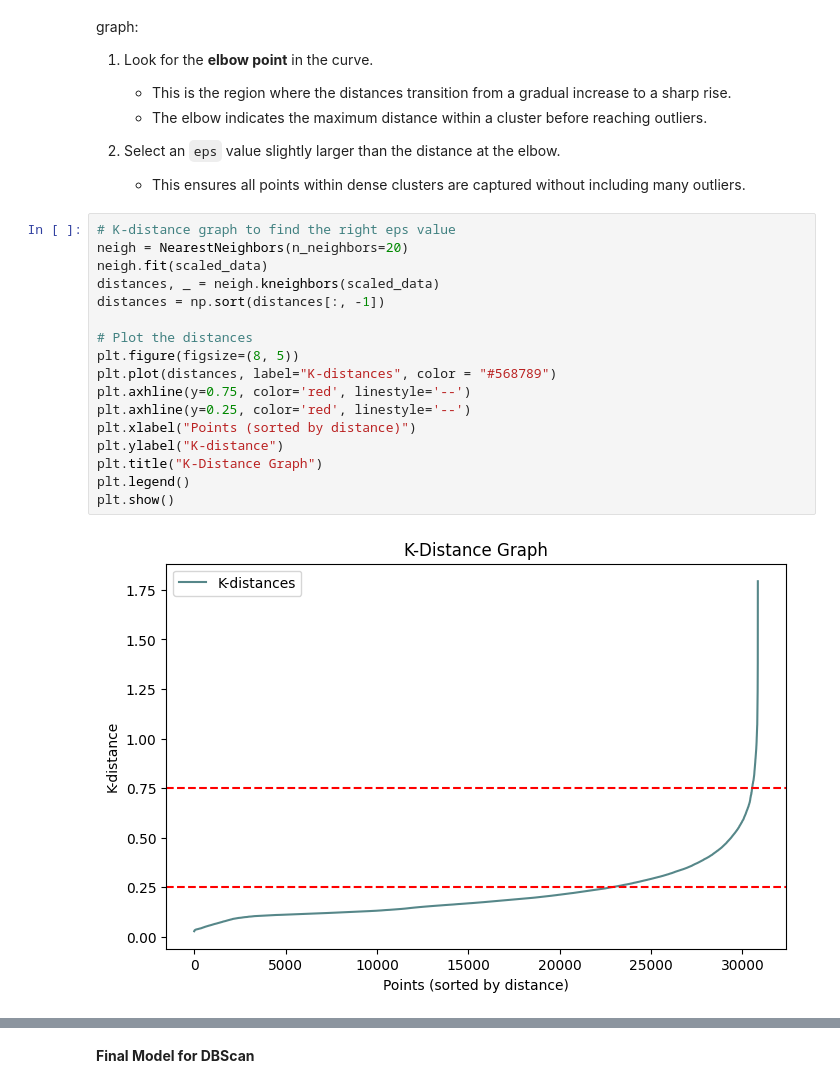
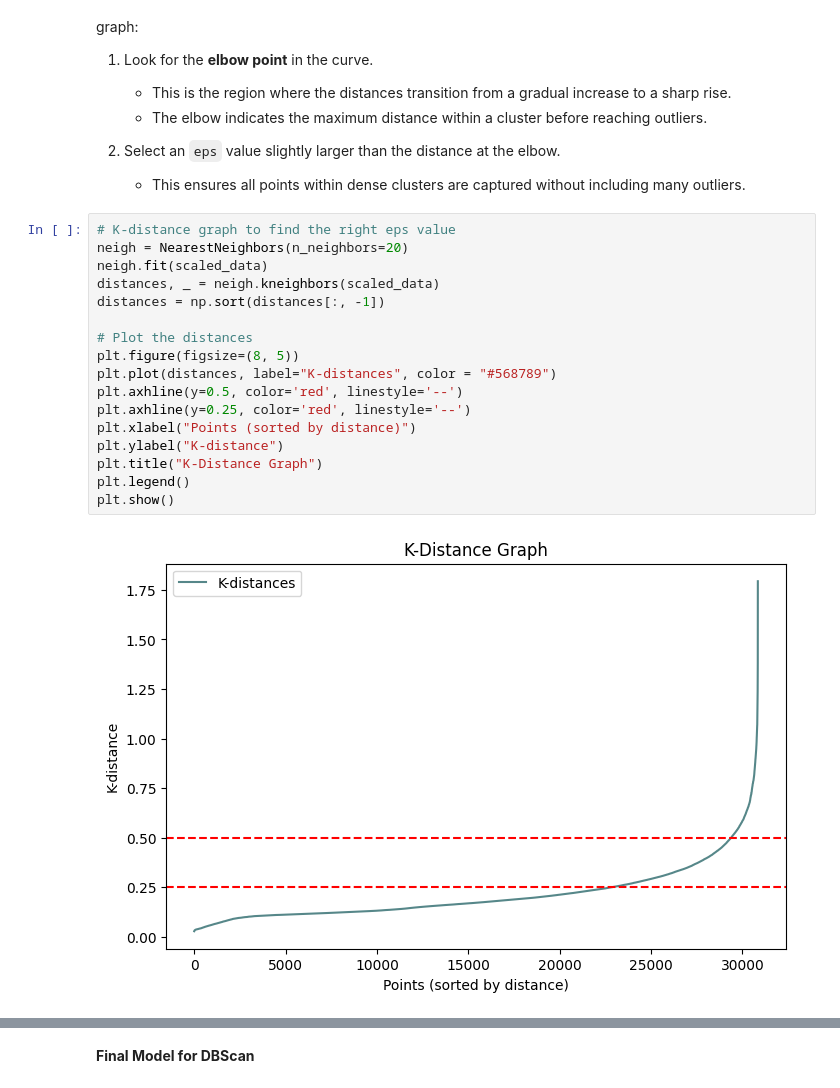
Before and after one commit to antoniooliveira03/data_mining, a Jupyter notebook: spending_data segmentation.ipynb, the cells around one changed output, grey strips where cells are left out. Saved outputs shown, nothing was run; the diff lists cells and outputs as text.

```diff
--- a/spending_data segmentation.ipynb
+++ b/spending_data segmentation.ipynb
@@ -407,22 +407,22 @@ The **K-Distance Graph** plots the sorted distances to each point’s k-th neare
 # %%
 # K-distance graph to find the right eps value
 neigh = NearestNeighbors(n_neighbors=20)
 neigh.fit(scaled_data)
 distances, _ = neigh.kneighbors(scaled_data)
 distances = np.sort(distances[:, -1])
 
 # Plot the distances
 plt.figure(figsize=(8, 5))
 plt.plot(distances, label="K-distances", color = "#568789")
-plt.axhline(y=0.75, color='red', linestyle='--')
+plt.axhline(y=0.5, color='red', linestyle='--')
 plt.axhline(y=0.25, color='red', linestyle='--')
 plt.xlabel("Points (sorted by distance)")
 plt.ylabel("K-distance")
 plt.title("K-Distance Graph")
 plt.legend()
 plt.show()
 # %% [output]
-[figure, old version]
+[figure, new version]
 # %%
 db_results = []
 
```
Also changed, not shown: parts of 14 cells of this notebook, 4 other files.
